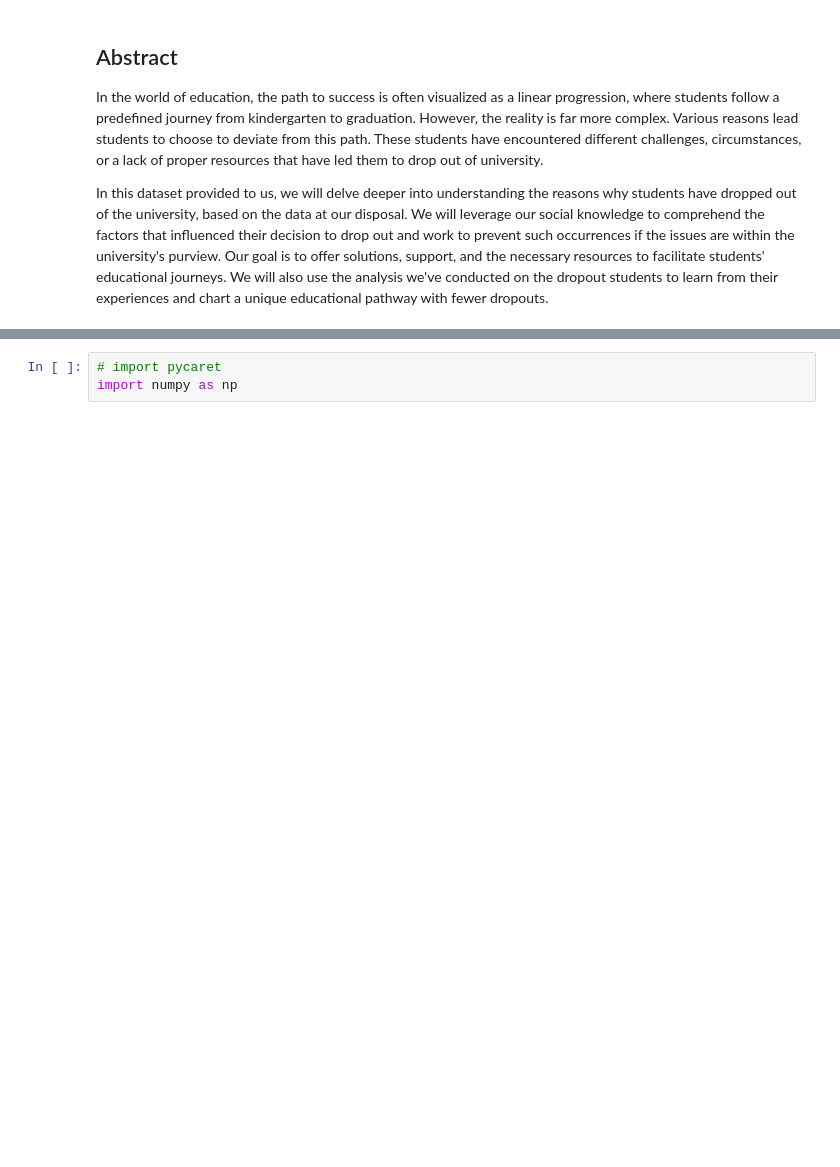
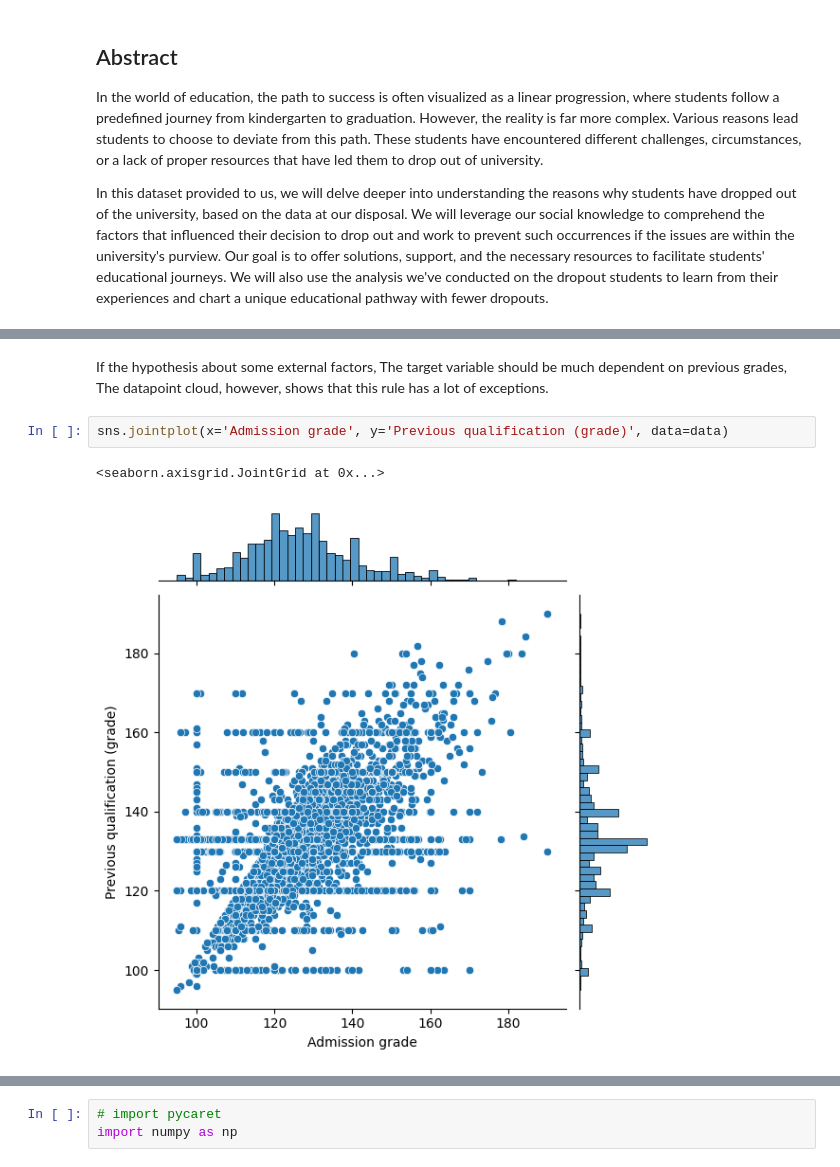
Before and after one commit to atdiausx2/albudurarrtu, a Jupyter notebook: report_AzadhdhinNedalYunisAlFraijat.ipynb, the cells around one changed output, grey strips where cells are left out. Drawn from its saved outputs; the diff is of its cells as text; blank space fills up the shorter version.

```diff
--- a/report_AzadhdhinNedalYunisAlFraijat.ipynb
+++ b/report_AzadhdhinNedalYunisAlFraijat.ipynb
@@ -46,0 +207,8 @@ In this dataset provided to us, we will delve deeper into understanding the reas
+# %% [markdown]
+If the hypothesis about some external factors, The target variable should be much dependent on previous grades,
+The datapoint cloud, however, shows that this rule has a lot of exceptions.
+# %%
+sns.jointplot(x='Admission grade', y='Previous qualification (grade)', data=data)
+# %% [output]
+<seaborn.axisgrid.JointGrid at 0x...>
+[figure, added]
```
Also changed, not shown: parts of 52 cells of this notebook, 38 other files.
